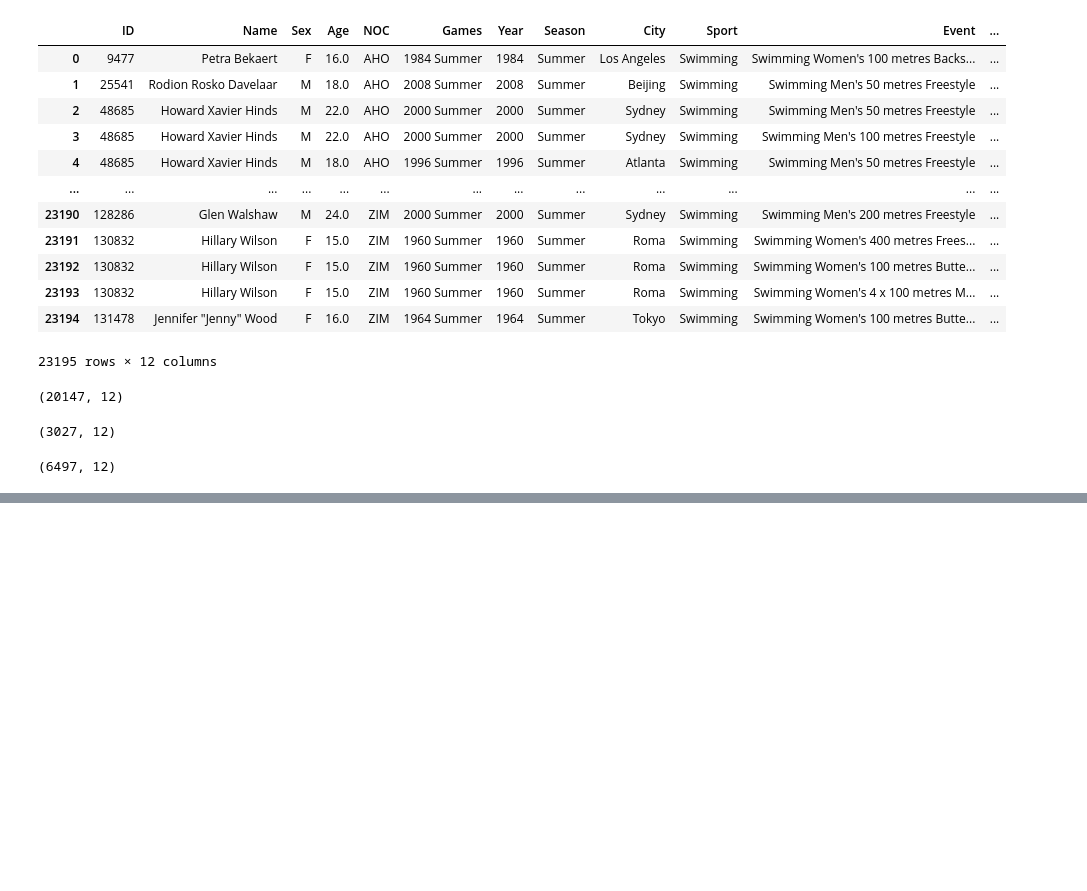
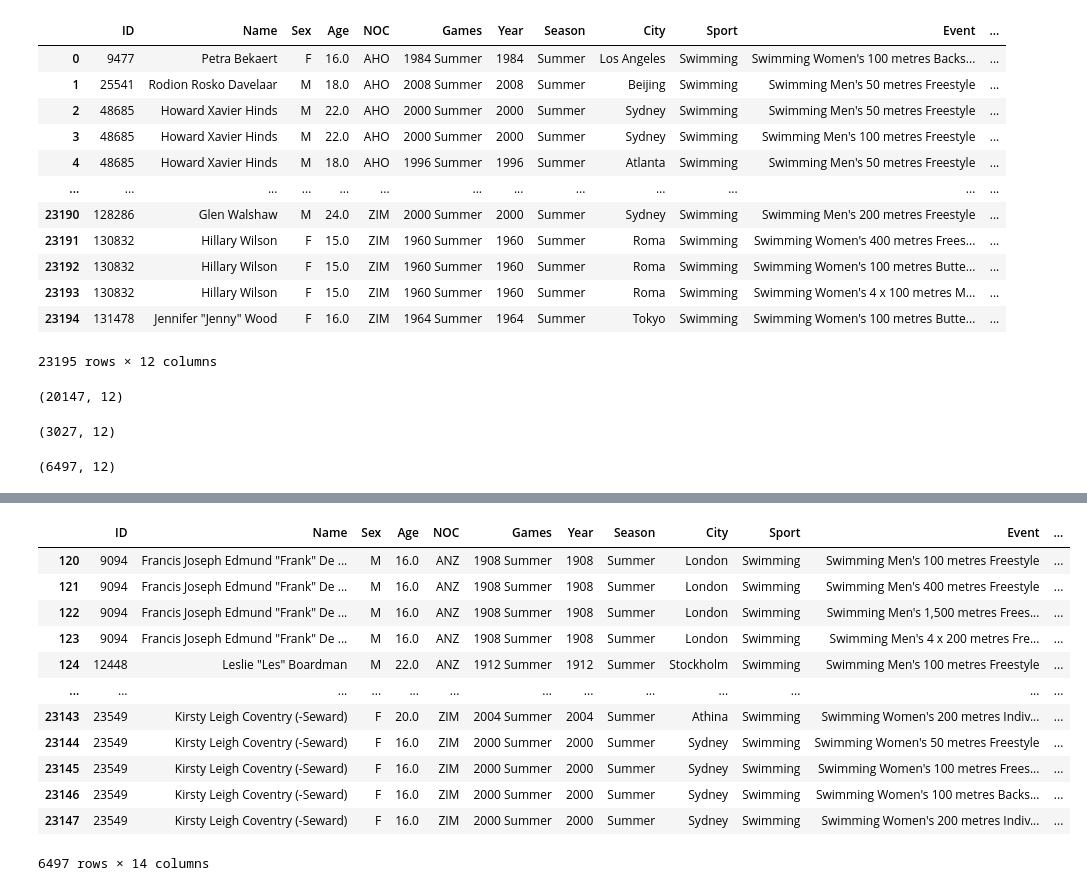
Before and after one commit to UW-CSE442-WI20/A3-Olympians, a Jupyter notebook: olympics_swimming.ipynb, the cells around one changed output, grey strips where cells are left out. Saved outputs shown, nothing was run; the diff lists cells and outputs as text; code cells hidden in the pictures; blank space fills up the shorter version.

```diff
--- a/olympics_swimming.ipynb
+++ b/olympics_swimming.ipynb
@@ -99,0 +100,3 @@ checking = result.loc[result['NOC'] == 'GER']
+# %%
+start_end = pd.read_csv('olympic_start_end_years.csv')
+start_end
@@ -100 +117,30 @@ checking = result.loc[result['NOC'] == 'GER']
+# %%
+result["Start year"] = " "
+result["End year"] = " "
+result['ID'] = result['ID'].astype('Int64')
+# result = result.astype({"ID": float})
+for idx, id_n, firstyear, lastyear in start_end.itertuples():
+    #result[result.loc[result['ID'] == id_n]]["Start year"] = firstyear
+    result.loc[result['ID'] == id_n, 'Start year'] = firstyear
+    result.loc[result['ID'] == id_n, 'End year'] = lastyear
+
+#     result.loc[id_n, 'Start year'] = firstyear
+#     result.loc[id_n, 'End year'] = lastyear
+#     result["End year"] = result.loc[result['ID'] == id_n] = lastyear
+
+result
+# %% [output]
+|  | ID | Name | Sex | Age | NOC | Games | Year | Season | City | Sport | Event | ... |
+| 120 | 9094 | Francis Joseph Edmund "Frank" De ... | M | 16.0 | ANZ | 1908 Summer | 1908 | Summer | London | Swimming | Swimming Men's 100 metres Freestyle | ... |
+| 121 | 9094 | Francis Joseph Edmund "Frank" De ... | M | 16.0 | ANZ | 1908 Summer | 1908 | Summer | London | Swimming | Swimming Men's 400 metres Freestyle | ... |
+| 122 | 9094 | Francis Joseph Edmund "Frank" De ... | M | 16.0 | ANZ | 1908 Summer | 1908 | Summer | London | Swimming | Swimming Men's 1,500 metres Frees... | ... |
+| 123 | 9094 | Francis Joseph Edmund "Frank" De ... | M | 16.0 | ANZ | 1908 Summer | 1908 | Summer | London | Swimming | Swimming Men's 4 x 200 metres Fre... | ... |
+| 124 | 12448 | Leslie "Les" Boardman | M | 22.0 | ANZ | 1912 Summer | 1912 | Summer | Stockholm | Swimming | Swimming Men's 100 metres Freestyle | ... |
+| ... | ... | ... | ... | ... | ... | ... | ... | ... | ... | ... | ... | ... |
+| 23143 | 23549 | Kirsty Leigh Coventry (-Seward) | F | 20.0 | ZIM | 2004 Summer | 2004 | Summer | Athina | Swimming | Swimming Women's 200 metres Indiv... | ... |
+| 23144 | 23549 | Kirsty Leigh Coventry (-Seward) | F | 16.0 | ZIM | 2000 Summer | 2000 | Summer | Sydney | Swimming | Swimming Women's 50 metres Freestyle | ... |
+| 23145 | 23549 | Kirsty Leigh Coventry (-Seward) | F | 16.0 | ZIM | 2000 Summer | 2000 | Summer | Sydney | Swimming | Swimming Women's 100 metres Frees... | ... |
+| 23146 | 23549 | Kirsty Leigh Coventry (-Seward) | F | 16.0 | ZIM | 2000 Summer | 2000 | Summer | Sydney | Swimming | Swimming Women's 100 metres Backs... | ... |
+| 23147 | 23549 | Kirsty Leigh Coventry (-Seward) | F | 16.0 | ZIM | 2000 Summer | 2000 | Summer | Sydney | Swimming | Swimming Women's 200 metres Indiv... | ... |
+6497 rows × 14 columns
 # %%
```
Also changed, not shown: parts of 4 cells of this notebook, 1 other file.
